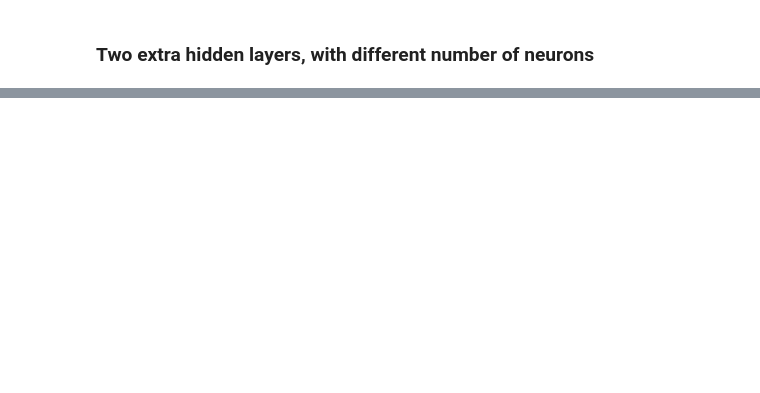
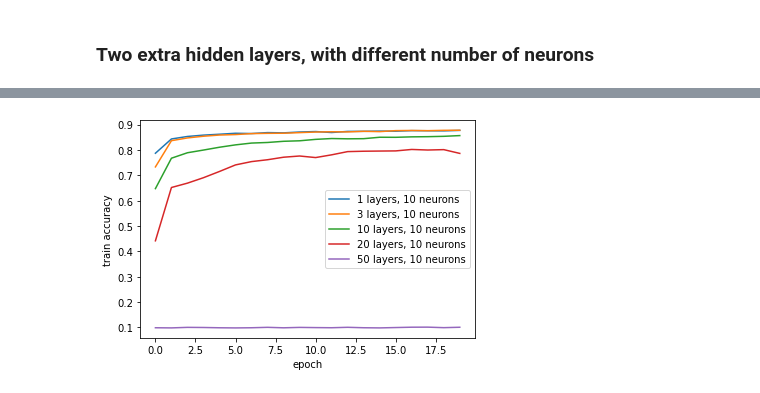
Before and after one commit to demetriomagatti/TensorFlow_intro, a Jupyter notebook: Lesson3/MNIST_extra.ipynb, the cells around one changed output, grey strips where cells are left out. Cells and saved outputs as stored; diff of their text form; code cells hidden in the pictures; blank space fills up the shorter version.

```diff
--- a/Lesson3/MNIST_extra.ipynb
+++ b/Lesson3/MNIST_extra.ipynb
@@ -220,0 +217,26 @@ evaluation = builder.evaluate()
+# %%
+# Test1
+epochs = 20
+layer_numbers = [1,3,10,20,50]
+hidden_layer_neurons_common = 10
+t1_history = []
+
+# Empty builder definition
+builder = bl.ModelBuilder()
+hidden_layer_activation_common = builder.hidden_layer_activation
+
+# Modifying default parameters and building model
+for num_hidden_layers in layer_numbers:
+    print(f'Number of hidden layers: {num_hidden_layers}')
+    hidden_layer_neurons = num_hidden_layers*[hidden_layer_neurons_common]
+    hidden_layer_activation = num_hidden_layers*[hidden_layer_activation_common]
+    builder = bl.ModelBuilder(dataset=dataset,
+                              metadata=metadata,
+                              num_hidden_layers= num_hidden_layers,
+                              hidden_layer_neurons = hidden_layer_neurons,
+                              hidden_layer_activation = hidden_layer_activation,
+                              epochs = epochs)
+    model = builder.define()
+    builder.model = model
+    history = builder.train()
+    t1_history.append(history.history['accuracy'])
@@ -220,0 +261,10 @@ evaluation = builder.evaluate()
+# %%
+for i in range(len(t1_history)):
+    plt.plot(t1_history[i],label=f'{layer_numbers[i]} layers, 10 neurons')
+
+plt.legend()
+plt.xlabel('epoch')
+plt.ylabel('train accuracy')
+plt.show()
+# %% [output]
+[figure, added]
```
Also changed, not shown: parts of 14 cells of this notebook.
